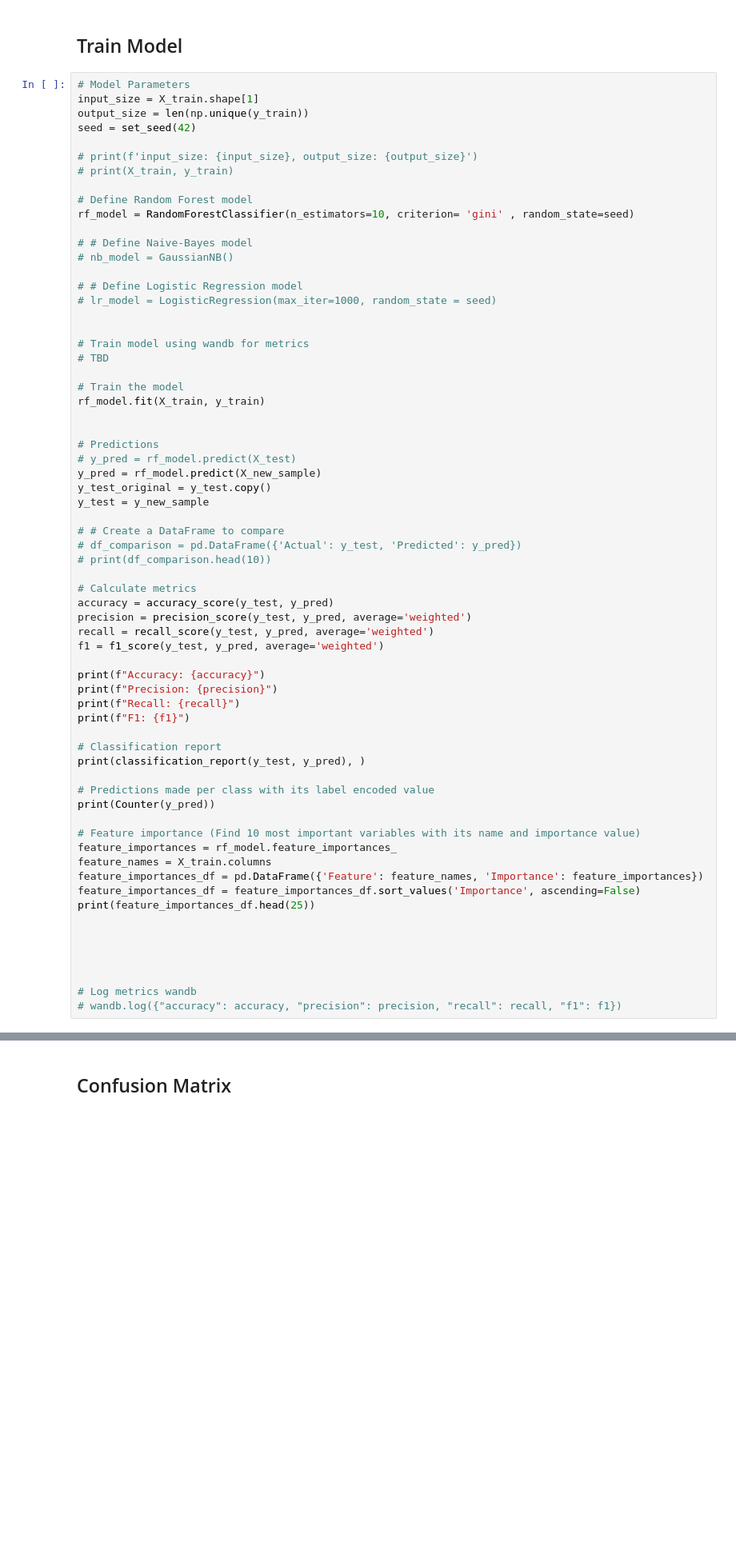
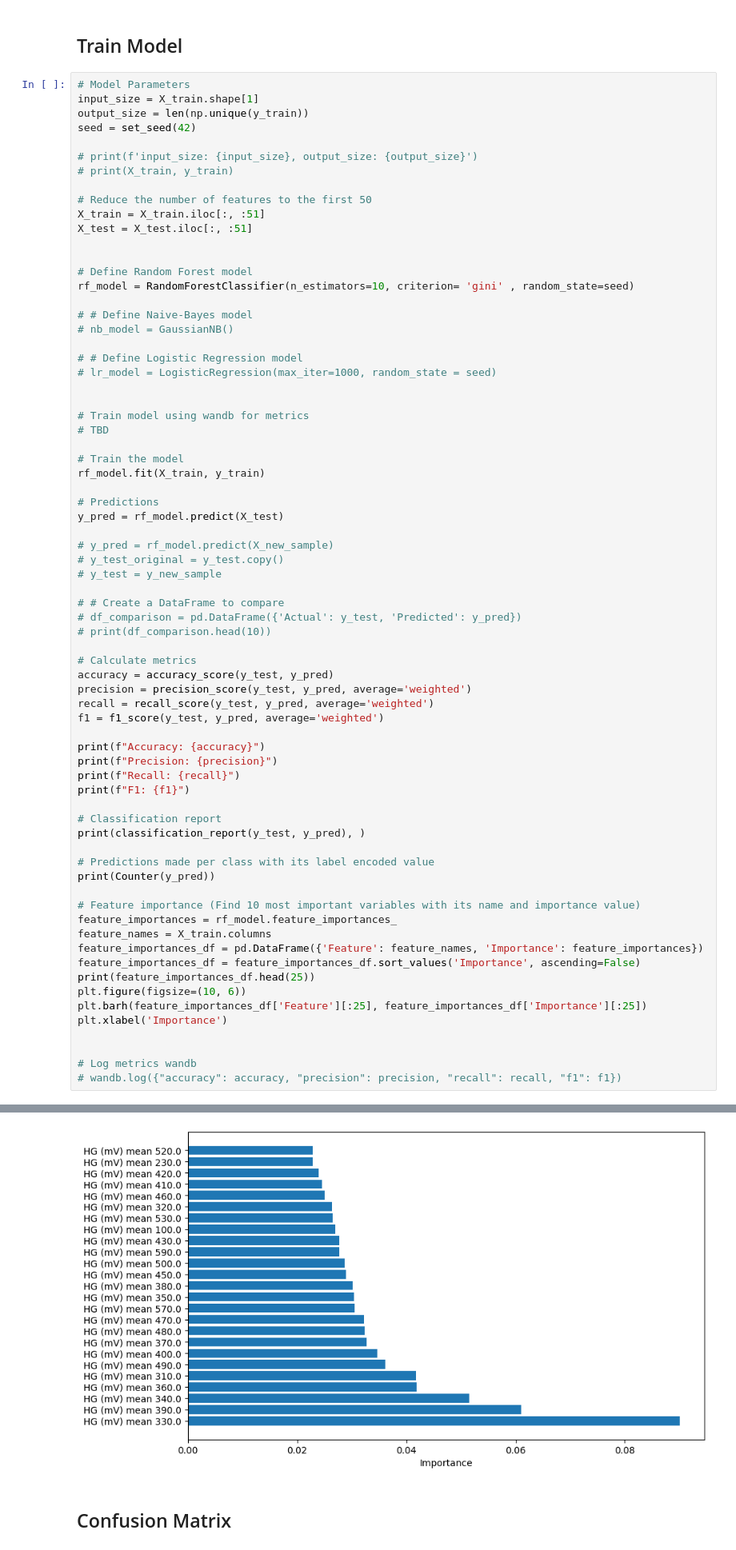
Before and after one commit to danimp94/PLASTICS-THz, a Jupyter notebook: src/scripts/notebook/Freq_Optimizacion_other_models.ipynb, the cells around one changed output, grey strips where cells are left out. Shown: that part at 80% size. Drawn from its saved outputs; the diff is of its cells as text; blank space fills up the shorter version.

```diff
--- a/src/scripts/notebook/Freq_Optimizacion_other_models.ipynb
+++ b/src/scripts/notebook/Freq_Optimizacion_other_models.ipynb
@@ -289,6 +314,11 @@ seed = set_seed(42)
 
 # print(f'input_size: {input_size}, output_size: {output_size}')
 # print(X_train, y_train)
+
+# Reduce the number of features to the first 50
+X_train = X_train.iloc[:, :51]
+X_test = X_test.iloc[:, :51]
+
 
 # Define Random Forest model
 rf_model = RandomForestClassifier(n_estimators=10, criterion= 'gini' , random_state=seed)
@@ -306,12 +336,12 @@ rf_model = RandomForestClassifier(n_estimators=10, criterion= 'gini' , random_st
 # Train the model
 rf_model.fit(X_train, y_train)
 
+# Predictions
+y_pred = rf_model.predict(X_test)
 
-# Predictions
-# y_pred = rf_model.predict(X_test)
-y_pred = rf_model.predict(X_new_sample)
-y_test_original = y_test.copy()
-y_test = y_new_sample
+# y_pred = rf_model.predict(X_new_sample)
+# y_test_original = y_test.copy()
+# y_test = y_new_sample
 
 # # Create a DataFrame to compare
 # df_comparison = pd.DataFrame({'Actual': y_test, 'Predicted': y_pred})
@@ -340,9 +370,9 @@ feature_names = X_train.columns
 feature_importances_df = pd.DataFrame({'Feature': feature_names, 'Importance': feature_importances})
 feature_importances_df = feature_importances_df.sort_values('Importance', ascending=False)
 print(feature_importances_df.head(25))
-
-
-
+plt.figure(figsize=(10, 6))
+plt.barh(feature_importances_df['Feature'][:25], feature_importances_df['Importance'][:25])
+plt.xlabel('Importance')
 
 
 # Log metrics wandb
@@ -368,3 +399,4 @@ F1: 0.8281389136242209
+[figure, added]
 # %% [markdown]
 ## Confusion Matrix
 # %%
```
Also changed, not shown: parts of 12 cells of this notebook.
